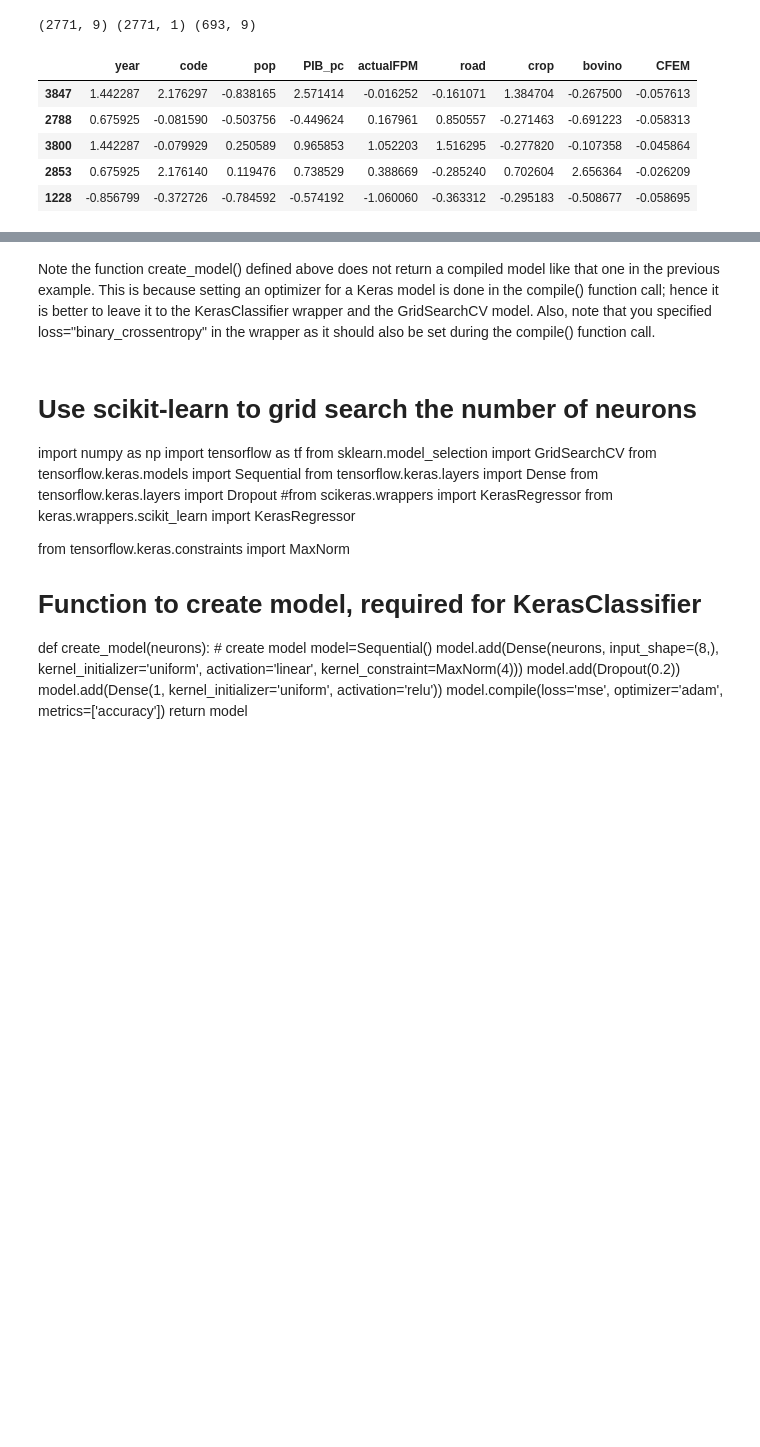
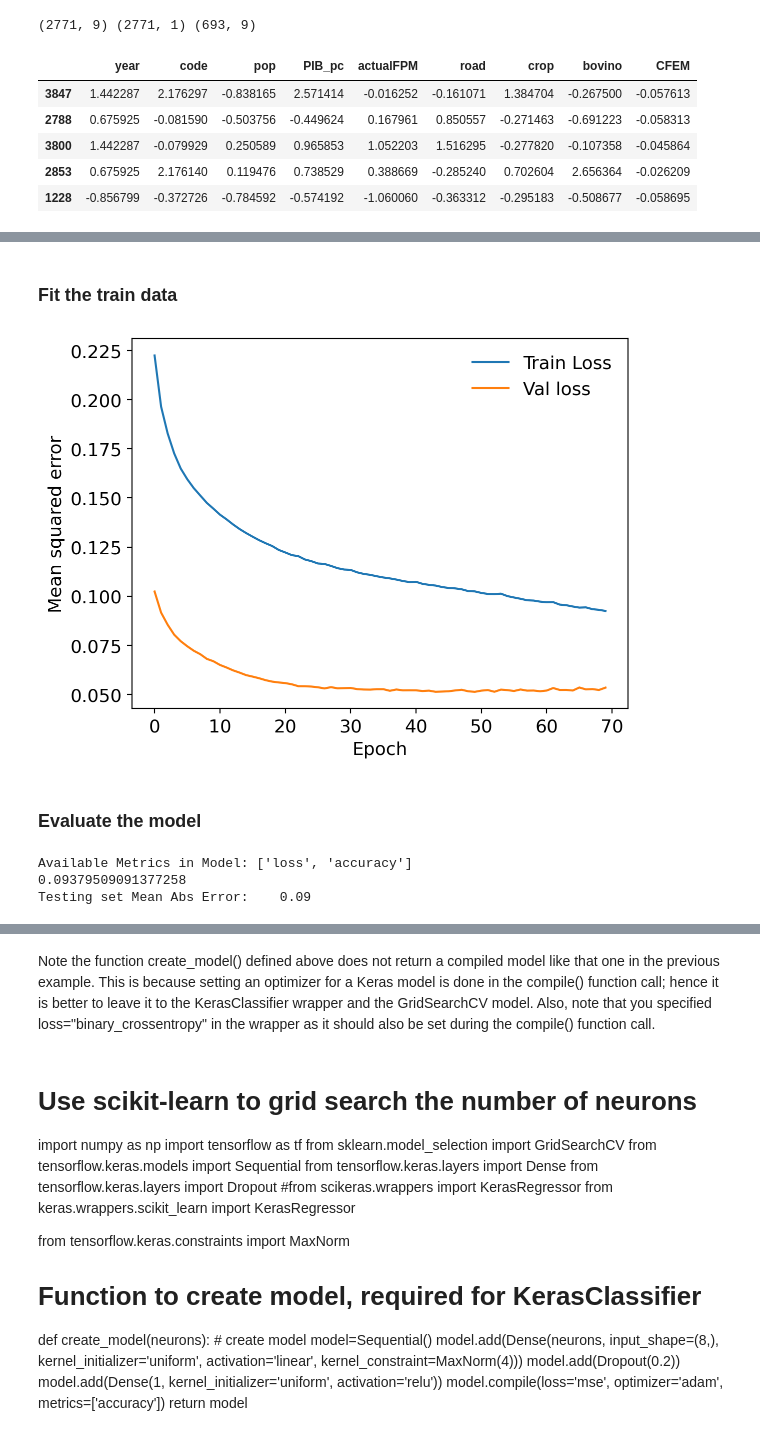
Before and after one commit to hayoun24/ML2022, a Jupyter notebook: ML project_Deforestation.ipynb, the cells around one changed output, grey strips where cells are left out. Saved outputs shown, nothing was run; the diff lists cells and outputs as text; code cells hidden in the pictures; blank space fills up the shorter version.

```diff
--- a/ML project_Deforestation.ipynb
+++ b/ML project_Deforestation.ipynb
@@ -202,0 +127,20 @@ model.compile(loss='mse',optimizer=tf.keras.optimizers.Adam(learning_rate=learni
+# %%
+# set hyperparameters
+#n_neuron       = 64
+activation     = 'relu'
+num_epochs     = 200
+learning_rate  = 0.0001
+minibatch_size = 64
+model_num      = 1
+# %%
+#parameter tuning 전 모델인데, 위에 cv에서 나온 파라미터들을 넣기
+model_bk = Sequential()
+
+model_bk.add(Dense(64,  activation=activation,input_shape=(X_train.shape[1],))) #  the 1st hidden layer
+model_bk.add(Dense(64,  activation=activation)) #Gridsearch CV에서 값 어떻게 반영하지?
+model_bk.add(Dense(32,  activation=activation))
+model_bk.add(Dense(y_train.shape[1],  activation='linear')) # the output layer
+
+model_bk.summary()
+
+model_bk.compile(loss='mse',optimizer=tf.keras.optimizers.Adam(learning_rate=learning_rate), metrics=['accuracy'])
@@ -202,0 +165,29 @@ model.compile(loss='mse',optimizer=tf.keras.optimizers.Adam(learning_rate=learni
+# %% [markdown]
+### Fit the train data
+# %%
+# fix random seed for reproducibility
+seed = 7
+tf.random.set_seed(seed)
+
+early_stop = keras.callbacks.EarlyStopping(monitor='val_loss', patience=20)
+history = model_bk.fit(X_train, y_train, #위에서 fit 을 define 했었음
+                    batch_size      = minibatch_size,
+                    epochs          = num_epochs,
+                    validation_split= 0.2, #train loss
+                    verbose         = 0,
+                    callbacks       = [early_stop])
+# %%
+plot_history(history)
+# %% [output]
+[figure, added]
+# %% [markdown]
+### Evaluate the model
+# %%
+print('Available Metrics in Model: {}'.format(model_bk.metrics_names))
+[loss, mae] = model_bk.evaluate(X_test, y_test, verbose=0)
+print(mae)
+print("Testing set Mean Abs Error: {:7.2f}".format(mae))
+# %% [output]
+Available Metrics in Model: ['loss', 'accuracy']
+0.09379509091377258
+Testing set Mean Abs Error:    0.09
```
Also changed, not shown: parts of 126 cells of this notebook.
